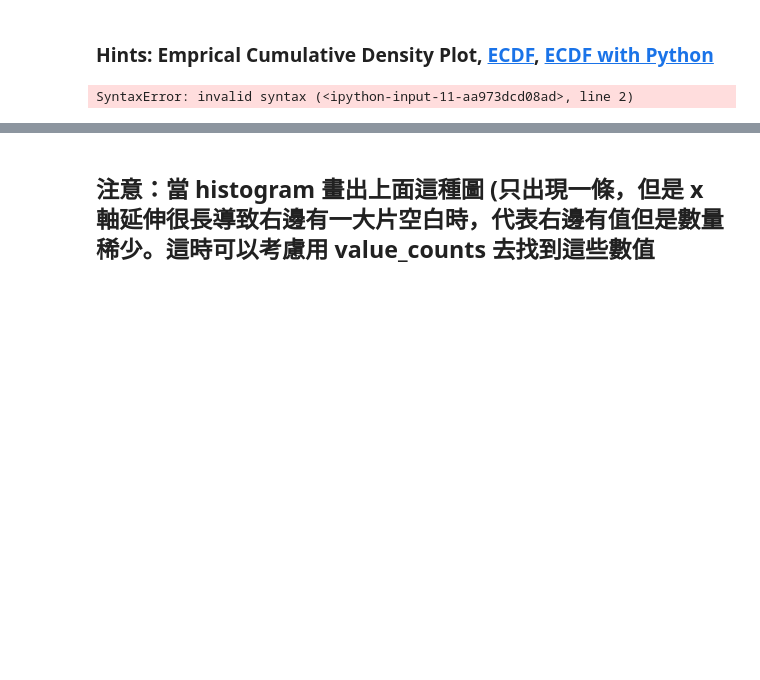
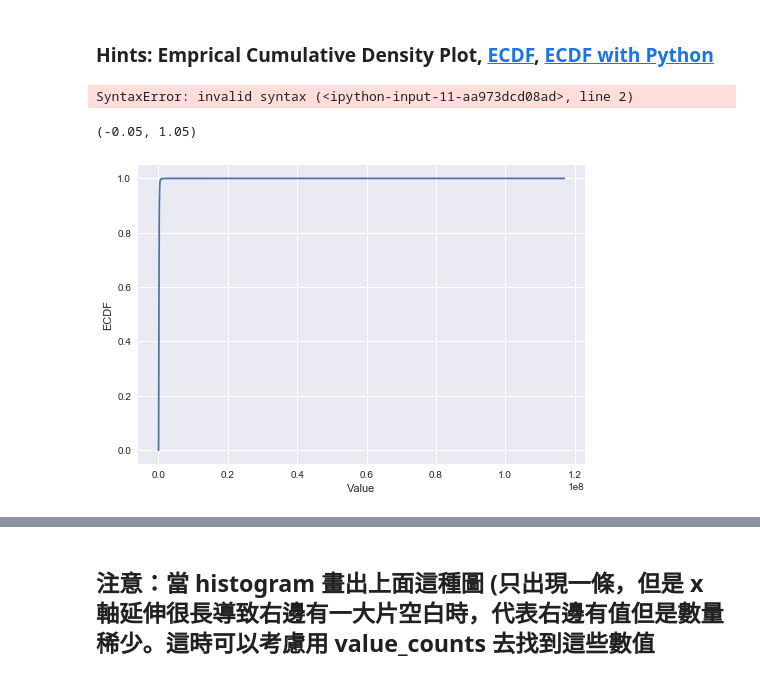
Before and after one commit to spiraleyeld/2nd-ML100Days, a Jupyter notebook: homework/Day_006_HW.ipynb, the cells around one changed output, grey strips where cells are left out. Drawn from its saved outputs; the diff is of its cells as text; code cells hidden in the pictures; blank space fills up the shorter version.

```diff
--- a/homework/Day_006_HW.ipynb
+++ b/homework/Day_006_HW.ipynb
@@ -190,3 +212,13 @@ plt.ylim([-0.05,1.05]) # 限制顯示圖片的範圍
 plt.show()
 # %% [output]
 SyntaxError: invalid syntax (<ipython-input-11-aa973dcd08ad>, line 2)
+# %%
+import statsmodels.api as sm
+ecdf = sm.distributions.ECDF(app_train['AMT_INCOME_TOTAL'])
+plt.plot(ecdf.x, ecdf.y)
+plt.xlabel('Value')
+plt.ylabel('ECDF')
+plt.ylim([-0.05,1.05]) # 限制顯示圖片的範圍
+# %% [output]
+(-0.05, 1.05)
+[figure, added]
```
Also changed, not shown: parts of 4 cells of this notebook.
